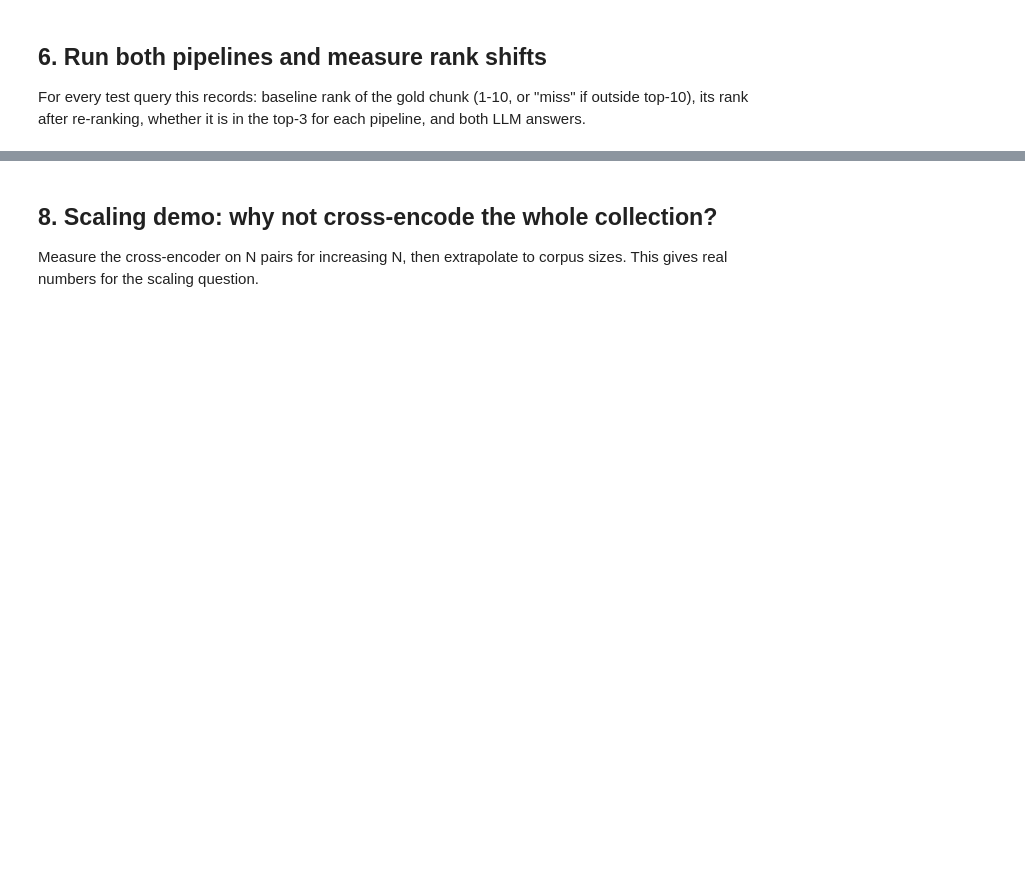
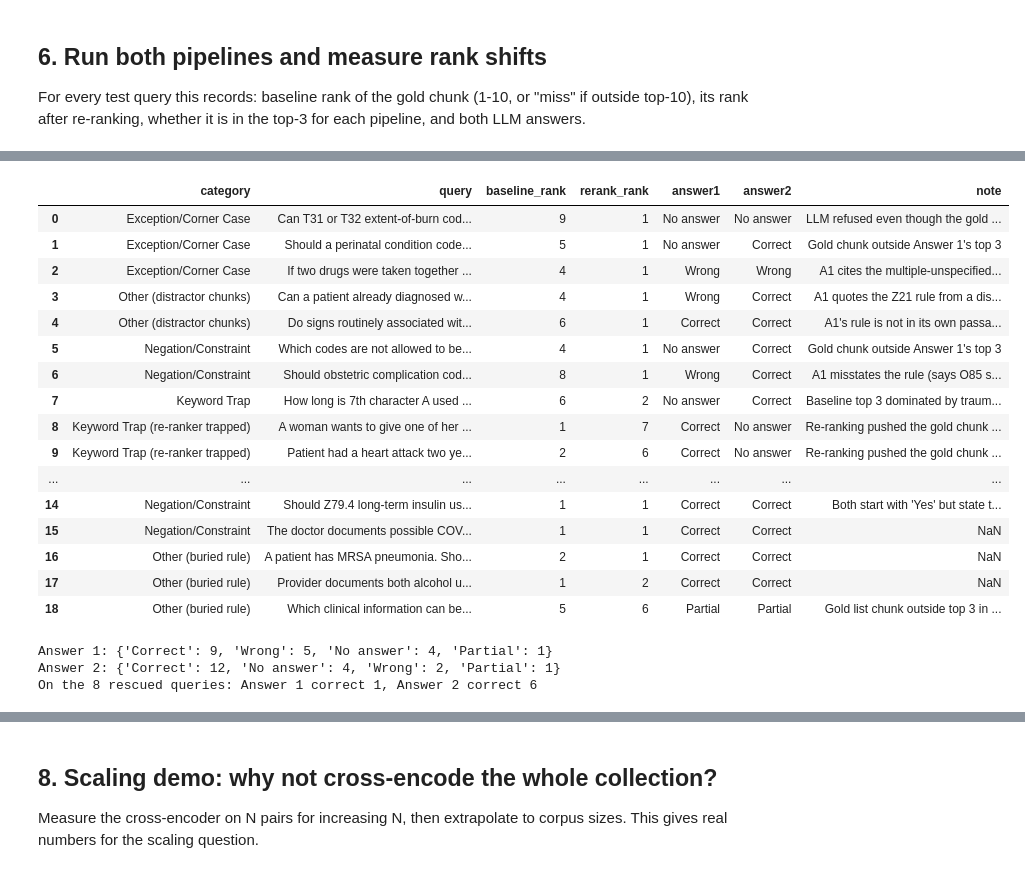
Before and after one commit to FavianaNoronha/RAG-assignment, a Jupyter notebook: RAG_Assignment.ipynb, the cells around one changed output, grey strips where cells are left out. Saved outputs shown, nothing was run; the diff lists cells and outputs as text; code cells hidden in the pictures; blank space fills up the shorter version.

```diff
--- a/RAG_Assignment.ipynb
+++ b/RAG_Assignment.ipynb
@@ -522,3 +549,32 @@ Documentation by clinicians other than the patient's provider.
+# %%
+judg = pd.read_csv("results/answer_judgements.csv")
+display(judg[["category", "query", "baseline_rank", "rerank_rank", "answer1", "answer2", "note"]])
+print("Answer 1:", judg.answer1.value_counts().to_dict())
+print("Answer 2:", judg.answer2.value_counts().to_dict())
+resc = judg.merge(results[["query", "rescued"]], on="query")
+r = resc[resc.rescued]
+print(f"On the {len(r)} rescued queries: Answer 1 correct {(r.answer1 == 'Correct').sum()}, Answer 2 correct {(r.answer2 == 'Correct').sum()}")
+# %% [output]
+|  | category | query | baseline_rank | rerank_rank | answer1 | answer2 | note |
+| 0 | Exception/Corner Case | Can T31 or T32 extent-of-burn cod... | 9 | 1 | No answer | No answer | LLM refused even though the gold ... |
+| 1 | Exception/Corner Case | Should a perinatal condition code... | 5 | 1 | No answer | Correct | Gold chunk outside Answer 1's top 3 |
+| 2 | Exception/Corner Case | If two drugs were taken together ... | 4 | 1 | Wrong | Wrong | A1 cites the multiple-unspecified... |
+| 3 | Other (distractor chunks) | Can a patient already diagnosed w... | 4 | 1 | Wrong | Correct | A1 quotes the Z21 rule from a dis... |
+| 4 | Other (distractor chunks) | Do signs routinely associated wit... | 6 | 1 | Correct | Correct | A1's rule is not in its own passa... |
+| 5 | Negation/Constraint | Which codes are not allowed to be... | 4 | 1 | No answer | Correct | Gold chunk outside Answer 1's top 3 |
+| 6 | Negation/Constraint | Should obstetric complication cod... | 8 | 1 | Wrong | Correct | A1 misstates the rule (says O85 s... |
+| 7 | Keyword Trap | How long is 7th character A used ... | 6 | 2 | No answer | Correct | Baseline top 3 dominated by traum... |
+| 8 | Keyword Trap (re-ranker trapped) | A woman wants to give one of her ... | 1 | 7 | Correct | No answer | Re-ranking pushed the gold chunk ... |
+| 9 | Keyword Trap (re-ranker trapped) | Patient had a heart attack two ye... | 2 | 6 | Correct | No answer | Re-ranking pushed the gold chunk ... |
+| ... | ... | ... | ... | ... | ... | ... | ... |
+| 14 | Negation/Constraint | Should Z79.4 long-term insulin us... | 1 | 1 | Correct | Correct | Both start with 'Yes' but state t... |
+| 15 | Negation/Constraint | The doctor documents possible COV... | 1 | 1 | Correct | Correct | NaN |
+| 16 | Other (buried rule) | A patient has MRSA pneumonia. Sho... | 2 | 1 | Correct | Correct | NaN |
+| 17 | Other (buried rule) | Provider documents both alcohol u... | 1 | 2 | Correct | Correct | NaN |
+| 18 | Other (buried rule) | Which clinical information can be... | 5 | 6 | Partial | Partial | Gold list chunk outside top 3 in ... |
+Answer 1: {'Correct': 9, 'Wrong': 5, 'No answer': 4, 'Partial': 1}
+Answer 2: {'Correct': 12, 'No answer': 4, 'Wrong': 2, 'Partial': 1}
+On the 8 rescued queries: Answer 1 correct 1, Answer 2 correct 6
 # %% [markdown]
 ## 7. Latency profiling
 
```
Also changed, not shown: parts of 14 cells of this notebook, 8 other files.
